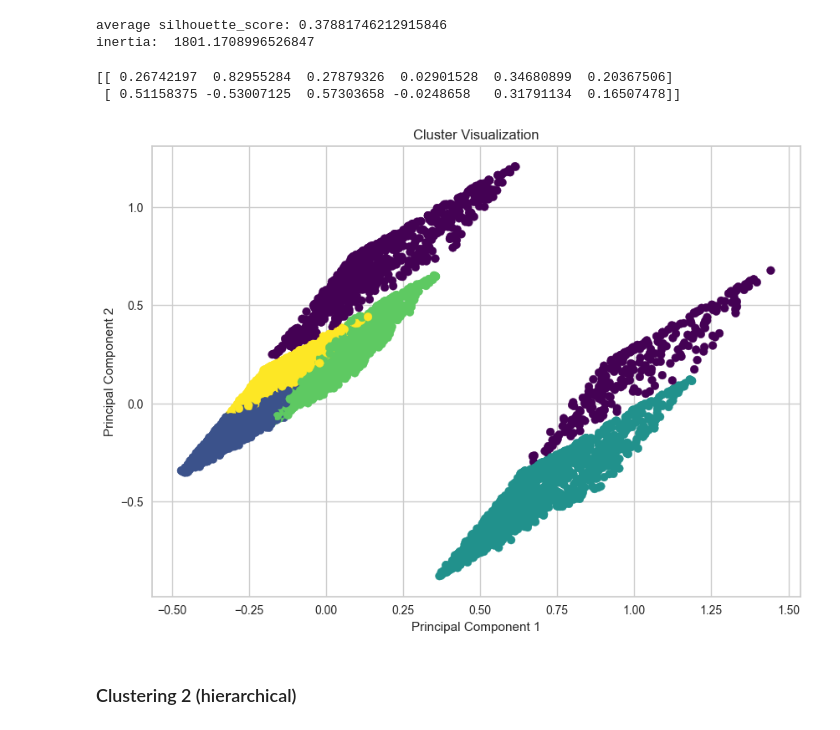
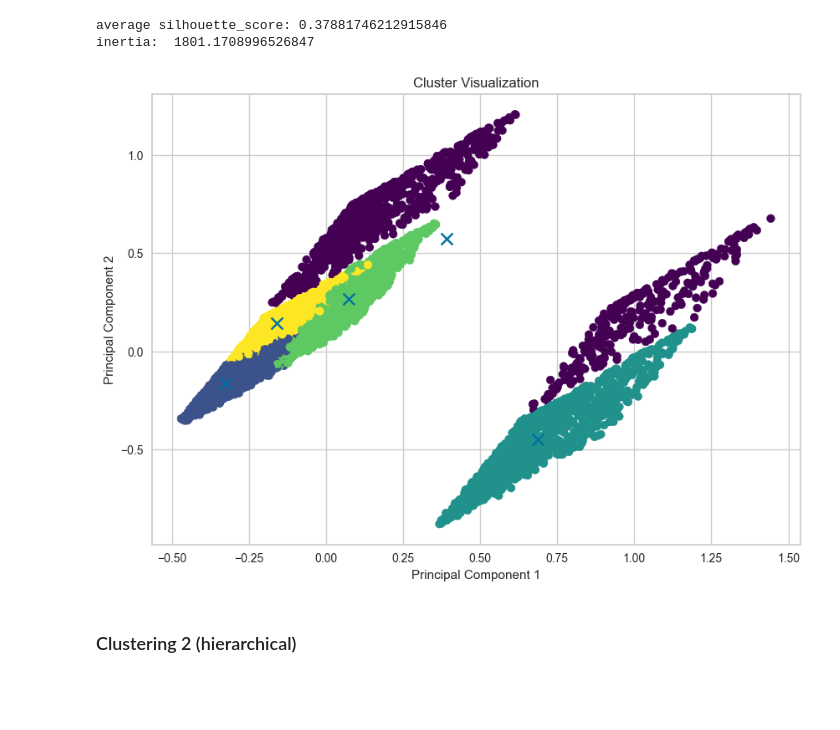
Before and after one commit to Filip-Dvorak/ZYZZ, a Jupyter notebook: template-coursework-clustering.ipynb, the cells around one changed output. Saved outputs shown, nothing was run; the diff lists cells and outputs as text; code cells hidden in the pictures; blank space fills up the shorter version.

```diff
--- a/template-coursework-clustering.ipynb
+++ b/template-coursework-clustering.ipynb
@@ -139,26 +139,30 @@ inertia:  1801.1708996526847
 # %%
 # Perform PCA
 pca = PCA(n_components=2)
 principalComponents = pca.fit_transform(X)
-print(pca.components_)
+
+# Transform the centroids
+centroids = pca.transform(kmeans.cluster_centers_)
 
 # Create a DataFrame with the two principal components
 principalDf = pd.DataFrame(data = principalComponents, columns = ['principal component 1', 'principal component 2'])
 
 # Add the cluster labels to this DataFrame
 principalDf['Cluster'] = kmeans.labels_
 
 # Plot the clusters
 plt.figure(figsize=(10, 7))
 plt.scatter(principalDf['principal component 1'], principalDf['principal component 2'], c=principalDf['Cluster'], cmap='viridis')
+
+# Plot the centroids
+plt.scatter(centroids[:, 0], centroids[:, 1], marker='x', s=100)
+
 plt.xlabel('Principal Component 1')
 plt.ylabel('Principal Component 2')
 plt.title('Cluster Visualization')
 plt.show()
 # %% [output]
-[[ 0.26742197  0.82955284  0.27879326  0.02901528  0.34680899  0.20367506]
- [ 0.51158375 -0.53007125  0.57303658 -0.0248658   0.31791134  0.16507478]]
-[figure, old version]
+[figure, new version]
 # %% [markdown]
 ### Clustering  2 (hierarchical)
 # %% [markdown]
```
Also changed, not shown: parts of 5 cells of this notebook.
